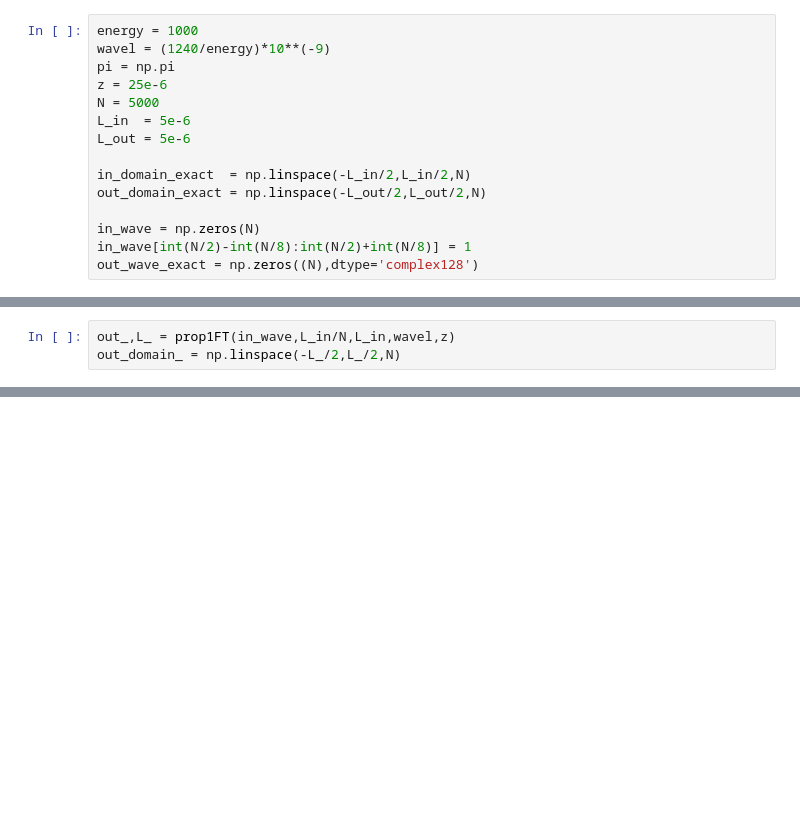
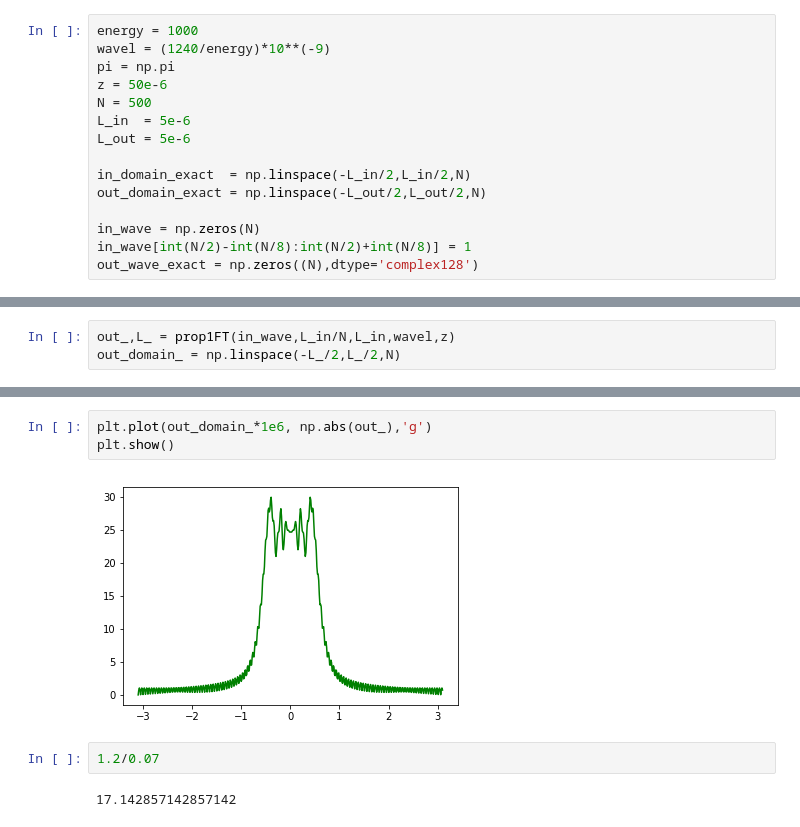
Before and after one commit to s-sajid-ali/xwp, a Jupyter notebook: compare_1d.ipynb, the cells around one changed output, grey strips where cells are left out. Cells and saved outputs as stored; diff of their text form; blank space fills up the shorter version.

```diff
--- a/compare_1d.ipynb
+++ b/compare_1d.ipynb
@@ -7,8 +7,8 @@ import numexpr as ne
 energy = 1000
 wavel = (1240/energy)*10**(-9)
 pi = np.pi
-z = 25e-6
-N = 5000
+z = 50e-6
+N = 500
 L_in  = 5e-6
 L_out = 5e-6
 
@@ -37,0 +46,9 @@ plt.show()
+# %%
+plt.plot(out_domain_*1e6, np.abs(out_),'g')
+plt.show()
+# %% [output]
+[figure, added]
+# %%
+1.2/0.07
+# %% [output]
+17.142857142857142
```
Also changed, not shown: parts of 2 cells of this notebook, 3 other files.
